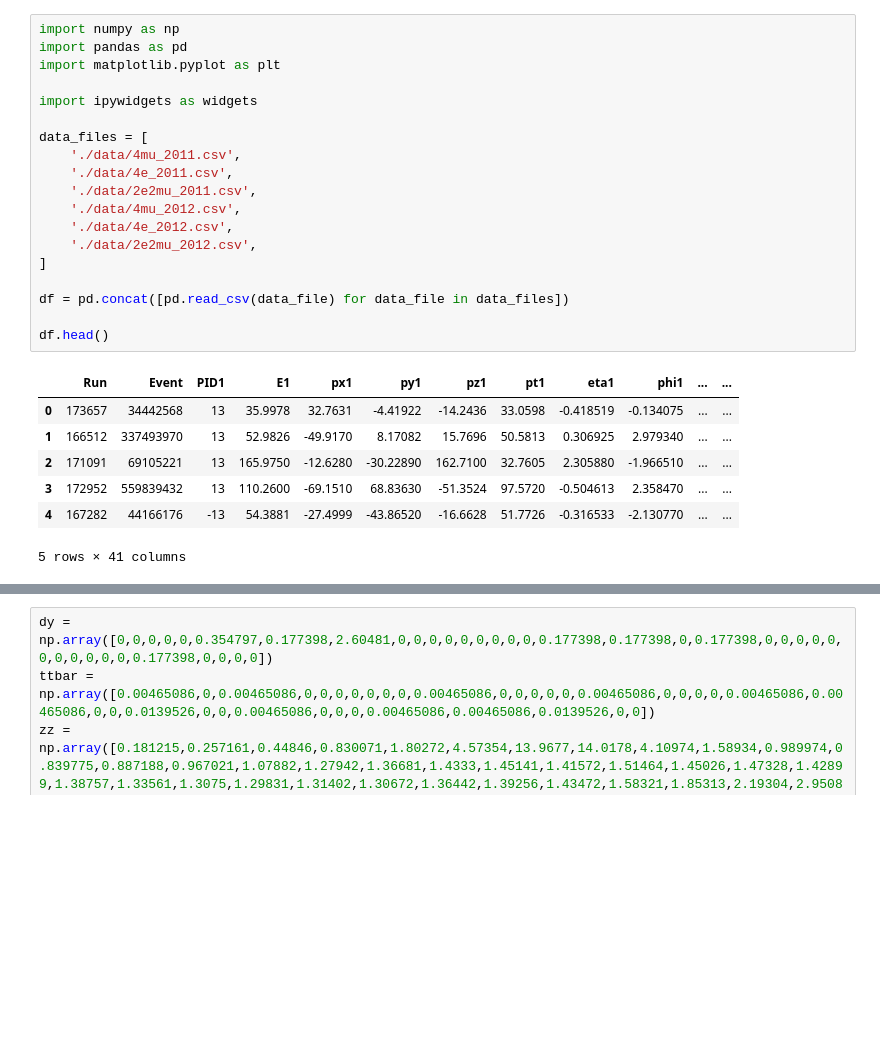
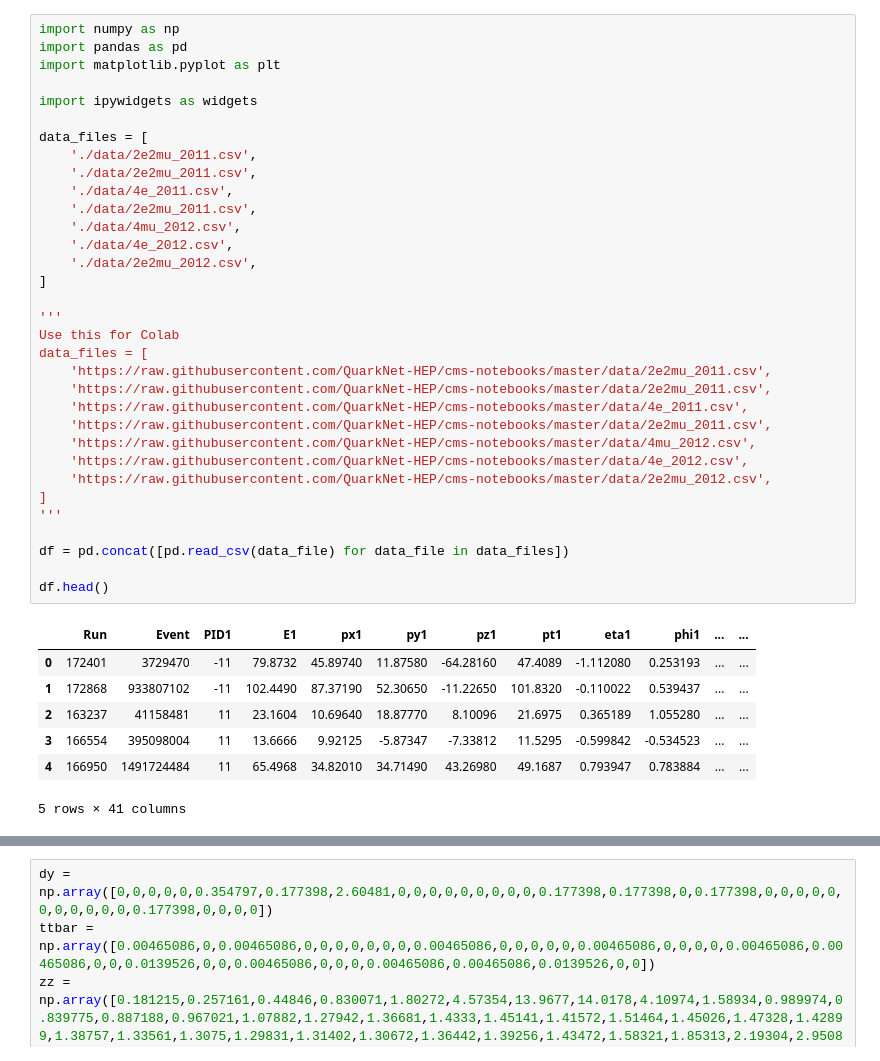
Before and after one commit to QuarkNet-HEP/cms-notebooks, a Jupyter notebook: four_lepton.ipynb, the cells around one changed output, grey strips where cells are left out. Drawn from its saved outputs; the diff is of its cells as text; blank space fills up the shorter version.

```diff
--- a/four_lepton.ipynb
+++ b/four_lepton.ipynb
@@ -1,29 +1,43 @@
 # %%
 import numpy as np
 import pandas as pd
 import matplotlib.pyplot as plt
 
 import ipywidgets as widgets
 
 data_files = [
-    './data/4mu_2011.csv',
+    './data/2e2mu_2011.csv',
+    './data/2e2mu_2011.csv',
     './data/4e_2011.csv',
     './data/2e2mu_2011.csv',
     './data/4mu_2012.csv',
     './data/4e_2012.csv',
     './data/2e2mu_2012.csv',
 ]
 
+'''
+Use this for Colab
+data_files = [
+    'https://raw.githubusercontent.com/QuarkNet-HEP/cms-notebooks/master/data/2e2mu_2011.csv',
+    'https://raw.githubusercontent.com/QuarkNet-HEP/cms-notebooks/master/data/2e2mu_2011.csv',
+    'https://raw.githubusercontent.com/QuarkNet-HEP/cms-notebooks/master/data/4e_2011.csv',
+    'https://raw.githubusercontent.com/QuarkNet-HEP/cms-notebooks/master/data/2e2mu_2011.csv',
+    'https://raw.githubusercontent.com/QuarkNet-HEP/cms-notebooks/master/data/4mu_2012.csv',
+    'https://raw.githubusercontent.com/QuarkNet-HEP/cms-notebooks/master/data/4e_2012.csv',
+    'https://raw.githubusercontent.com/QuarkNet-HEP/cms-notebooks/master/data/2e2mu_2012.csv',
+]
+'''
+
 df = pd.concat([pd.read_csv(data_file) for data_file in data_files])
 
 df.head()
 # %% [output]
 |  | Run | Event | PID1 | E1 | px1 | py1 | pz1 | pt1 | eta1 | phi1 | ... | ... |
-| 0 | 173657 | 34442568 | 13 | 35.9978 | 32.7631 | -4.41922 | -14.2436 | 33.0598 | -0.418519 | -0.134075 | ... | ... |
-| 1 | 166512 | 337493970 | 13 | 52.9826 | -49.9170 | 8.17082 | 15.7696 | 50.5813 | 0.306925 | 2.979340 | ... | ... |
-| 2 | 171091 | 69105221 | 13 | 165.9750 | -12.6280 | -30.22890 | 162.7100 | 32.7605 | 2.305880 | -1.966510 | ... | ... |
-| 3 | 172952 | 559839432 | 13 | 110.2600 | -69.1510 | 68.83630 | -51.3524 | 97.5720 | -0.504613 | 2.358470 | ... | ... |
-| 4 | 167282 | 44166176 | -13 | 54.3881 | -27.4999 | -43.86520 | -16.6628 | 51.7726 | -0.316533 | -2.130770 | ... | ... |
+| 0 | 172401 | 3729470 | -11 | 79.8732 | 45.89740 | 11.87580 | -64.28160 | 47.4089 | -1.112080 | 0.253193 | ... | ... |
+| 1 | 172868 | 933807102 | -11 | 102.4490 | 87.37190 | 52.30650 | -11.22650 | 101.8320 | -0.110022 | 0.539437 | ... | ... |
+| 2 | 163237 | 41158481 | 11 | 23.1604 | 10.69640 | 18.87770 | 8.10096 | 21.6975 | 0.365189 | 1.055280 | ... | ... |
+| 3 | 166554 | 395098004 | 11 | 13.6666 | 9.92125 | -5.87347 | -7.33812 | 11.5295 | -0.599842 | -0.534523 | ... | ... |
+| 4 | 166950 | 1491724484 | 11 | 65.4968 | 34.82010 | 34.71490 | 43.26980 | 49.1687 | 0.793947 | 0.783884 | ... | ... |
 5 rows × 41 columns
 # %%
 rmin = 70
```
Also changed, not shown: parts of 2 cells of this notebook.
